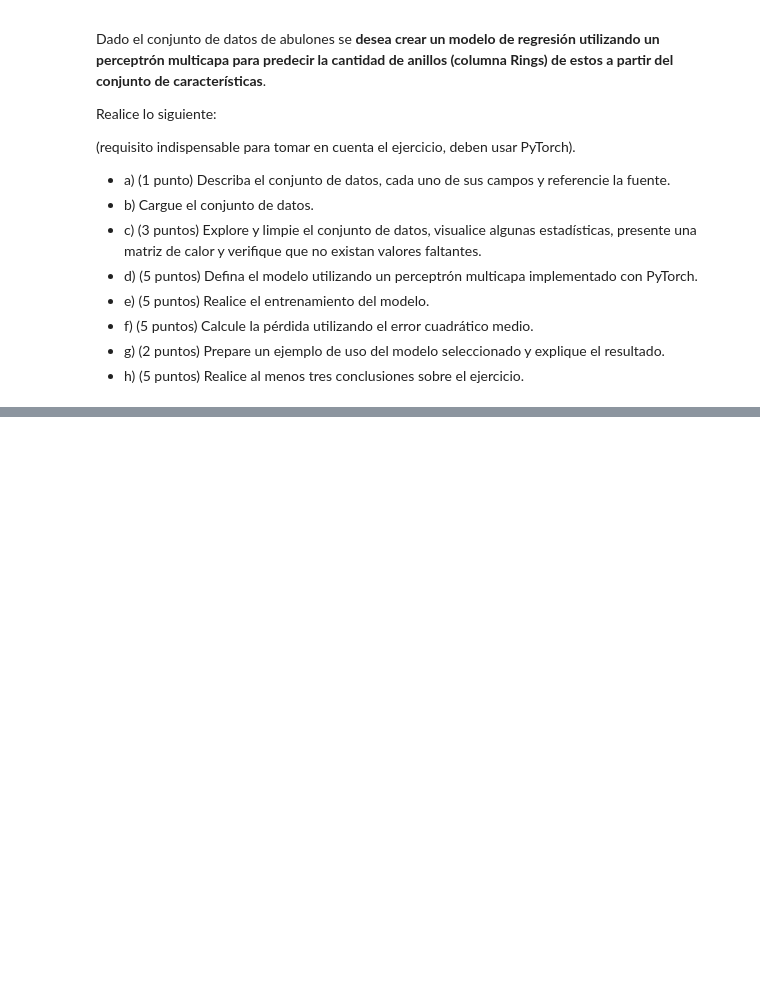
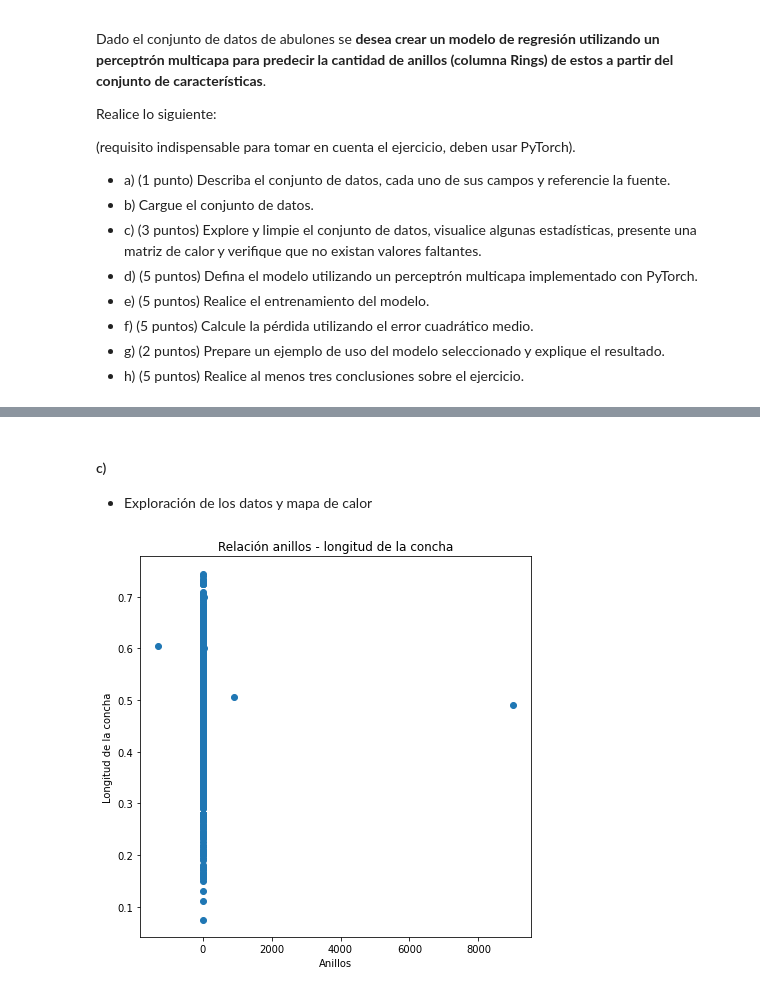
Before and after one commit to juanignava/AI.Project2, a Jupyter notebook: Tarea2.ipynb, the cells around one changed output, grey strips where cells are left out. Saved outputs shown, nothing was run; the diff lists cells and outputs as text; code cells hidden in the pictures; blank space fills up the shorter version.

```diff
--- a/Tarea2.ipynb
+++ b/Tarea2.ipynb
@@ -213,0 +239,6 @@ Realice lo siguiente:
+# %%
+# Carga de los datos de los abalones
+
+data = pd.read_csv('datos/Abalone.csv')
+
+print(data)
@@ -213,0 +260,20 @@ Realice lo siguiente:
+# %% [markdown]
+#### c)
+- Exploración de los datos y mapa de calor
+# %%
+# distribución de los anillos con respecto a la longitud
+
+def plot_data(df, col_x, col_y, label_x, label_y, val_title):
+    # Imprime gráfica de dispersión.
+
+    plt.figure(figsize=(7,7))
+    plt.scatter(x=df[col_x],y=df[col_y])
+    plt.xlabel(label_x)
+    plt.ylabel(label_y)
+    plt.title(val_title)
+    plt.show()
+
+plot_data(data,'Rings', 'Length', 'Anillos','Longitud de la concha',
+          'Relación anillos - longitud de la concha')
+# %% [output]
+[figure, added]
```
Also changed, not shown: parts of 8 cells of this notebook.
